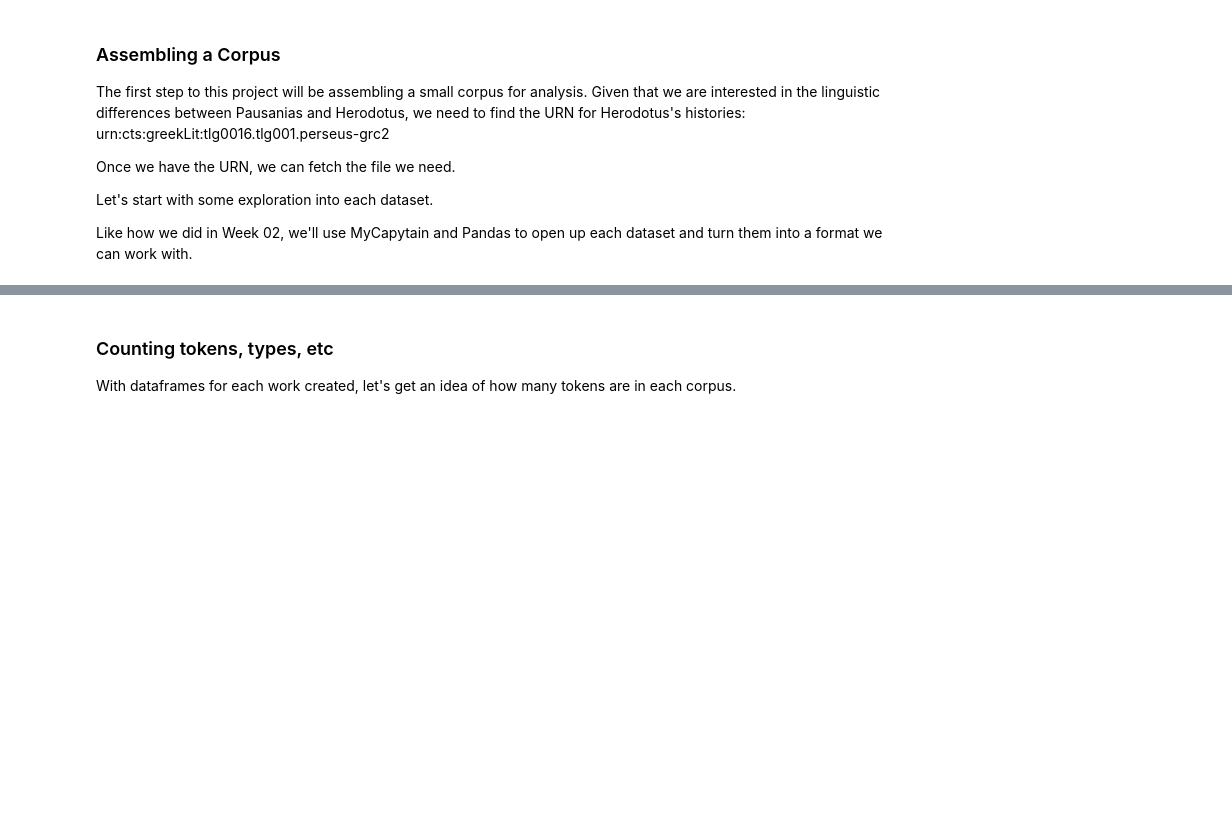
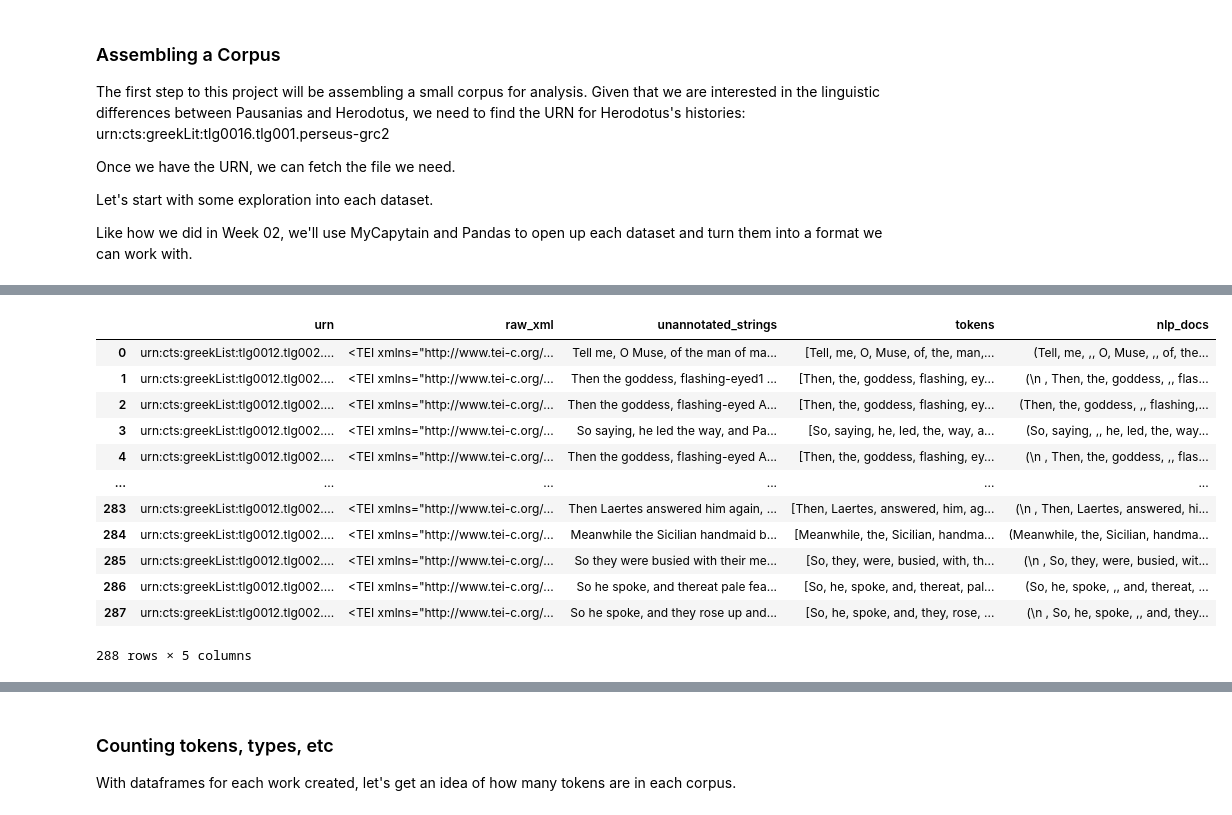
Before and after one commit to zspriggs/intro-text-analysis, a Jupyter notebook: test_folder/miniproj.ipynb, the cells around one changed output, grey strips where cells are left out. Saved outputs shown, nothing was run; the diff lists cells and outputs as text; code cells hidden in the pictures; blank space fills up the shorter version.

```diff
--- a/test_folder/miniproj.ipynb
+++ b/test_folder/miniproj.ipynb
@@ -21,6 +50,9 @@ with open("../tei/tlg0525.tlg001.perseus-grc2.xml") as f:
 
 with open("./tlg0016.tlg001.perseus-grc2.xml") as f:
     herodotus_text = CapitainsCtsText(urn="urn:cts:greekList:tlg0016.tlg001.perseus-grc2", resource=f)
+
+with open("./tlg0012.tlg002.perseus-eng3.xml") as f:
+    odyssey = CapitainsCtsText(urn="urn:cts:greekList:tlg0012.tlg002.perseus-eng3.xml", resource=f)
 # %%
 from lxml import etree
 from MyCapytain.common.constants import Mimetypes
@@ -73,3 +105,29 @@ d = {
     "unannotated_strings": pd.Series(unannotated_strings, dtype="string")
 }
 herodotus_df = pd.DataFrame(d)
+# %%
+from lxml import etree
+from MyCapytain.common.constants import Mimetypes
+import pandas as pd
+#homer
+urns = []
+raw_xmls = []
+unannotated_strings = []
+
+for ref in odyssey.getReffs(level=len(odyssey.citation)):
+    urn = f"{odyssey.urn}:{ref}"
+    node = odyssey.getTextualNode(ref)
+    raw_xml = node.export(Mimetypes.XML.TEI)
+    tree = node.export(Mimetypes.PYTHON.ETREE)
+    s = etree.tostring(tree, encoding="unicode", method="text")
+
+    urns.append(urn)
+    raw_xmls.append(raw_xml)
+    unannotated_strings.append(s)
+
+d = {
+    "urn": pd.Series(urns, dtype="string"),
+    "raw_xml": raw_xmls,
+    "unannotated_strings": pd.Series(unannotated_strings, dtype="string")
+}
+homer_df = pd.DataFrame(d)
@@ -75,0 +157,28 @@ herodotus_df = pd.DataFrame(d)
+# %%
+# Process the texts with SpaCy
+import spacy
+nlp = spacy.load("en_core_web_sm", disable=["ner"])
+
+raw_texts = homer_df['unannotated_strings'].tolist()
+annotated_texts = list(nlp.pipe(raw_texts, batch_size=100))
+
+# Store the tokens in a new column, omitting spaces and punctuation
+homer_df['tokens'] = [[token.text for token in doc if not token.is_space and not token.is_punct] for doc in annotated_texts]
+
+homer_df['nlp_docs'] = list(annotated_texts)
+# Display the DataFrame to check the results
+homer_df
+# %% [output]
+|  | urn | raw_xml | unannotated_strings | tokens | nlp_docs |
+| 0 | urn:cts:greekList:tlg0012.tlg002.... | <TEI xmlns="http://www.tei-c.org/... | Tell me, O Muse, of the man of ma... | [Tell, me, O, Muse, of, the, man,... | (Tell, me, ,, O, Muse, ,, of, the... |
+| 1 | urn:cts:greekList:tlg0012.tlg002.... | <TEI xmlns="http://www.tei-c.org/... | Then the goddess, flashing-eyed1 ... | [Then, the, goddess, flashing, ey... | (\n , Then, the, goddess, ,, flas... |
+| 2 | urn:cts:greekList:tlg0012.tlg002.... | <TEI xmlns="http://www.tei-c.org/... | Then the goddess, flashing-eyed A... | [Then, the, goddess, flashing, ey... | (Then, the, goddess, ,, flashing,... |
+| 3 | urn:cts:greekList:tlg0012.tlg002.... | <TEI xmlns="http://www.tei-c.org/... | So saying, he led the way, and Pa... | [So, saying, he, led, the, way, a... | (So, saying, ,, he, led, the, way... |
+| 4 | urn:cts:greekList:tlg0012.tlg002.... | <TEI xmlns="http://www.tei-c.org/... | Then the goddess, flashing-eyed A... | [Then, the, goddess, flashing, ey... | (\n , Then, the, goddess, ,, flas... |
+| ... | ... | ... | ... | ... | ... |
+| 283 | urn:cts:greekList:tlg0012.tlg002.... | <TEI xmlns="http://www.tei-c.org/... | Then Laertes answered him again, ... | [Then, Laertes, answered, him, ag... | (\n , Then, Laertes, answered, hi... |
+| 284 | urn:cts:greekList:tlg0012.tlg002.... | <TEI xmlns="http://www.tei-c.org/... | Meanwhile the Sicilian handmaid b... | [Meanwhile, the, Sicilian, handma... | (Meanwhile, the, Sicilian, handma... |
+| 285 | urn:cts:greekList:tlg0012.tlg002.... | <TEI xmlns="http://www.tei-c.org/... | So they were busied with their me... | [So, they, were, busied, with, th... | (\n , So, they, were, busied, wit... |
+| 286 | urn:cts:greekList:tlg0012.tlg002.... | <TEI xmlns="http://www.tei-c.org/... | So he spoke, and thereat pale fea... | [So, he, spoke, and, thereat, pal... | (So, he, spoke, ,, and, thereat, ... |
+| 287 | urn:cts:greekList:tlg0012.tlg002.... | <TEI xmlns="http://www.tei-c.org/... | So he spoke, and they rose up and... | [So, he, spoke, and, they, rose, ... | (\n , So, he, spoke, ,, and, they... |
+288 rows × 5 columns
```
Also changed, not shown: parts of 5 cells of this notebook, 1 other file.
